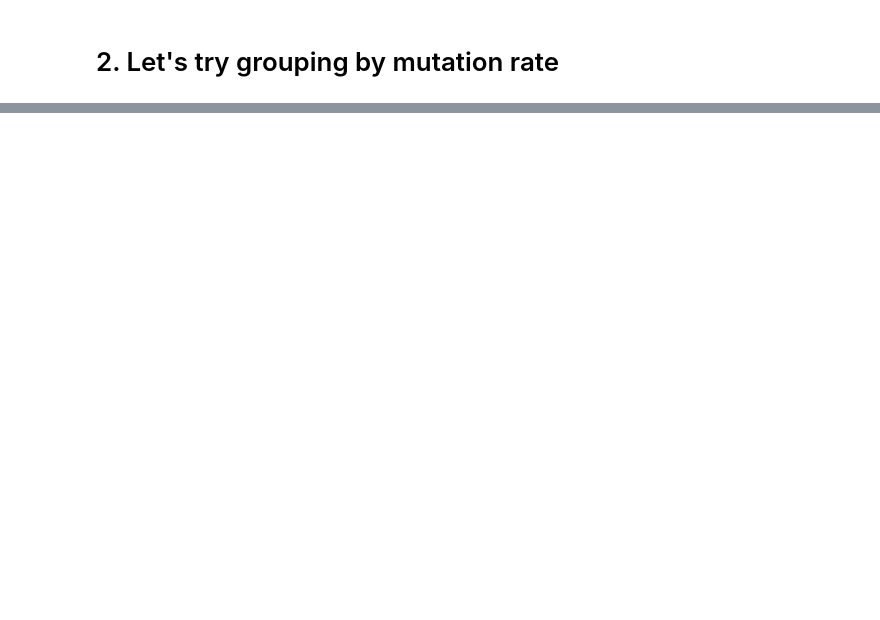
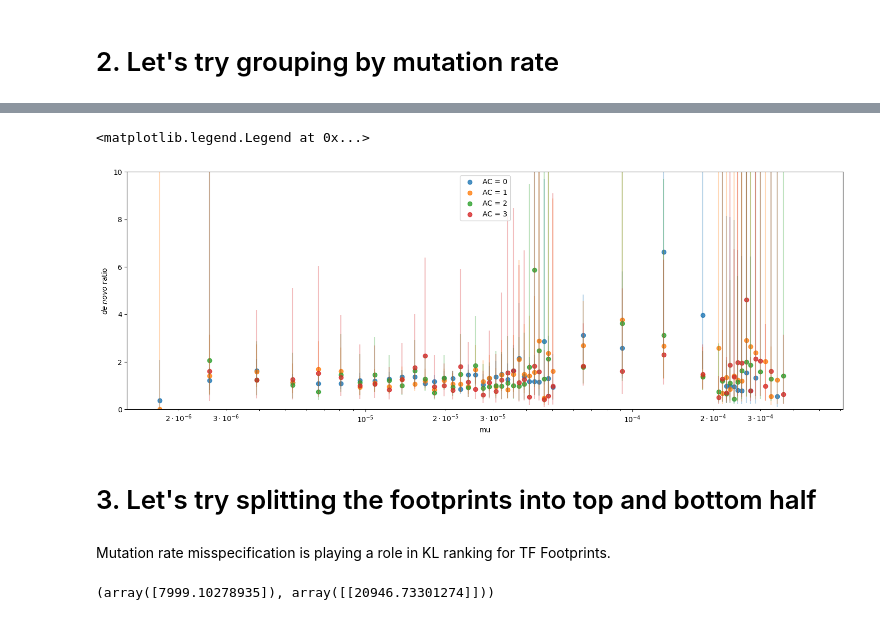
Before and after one commit to dajale423/raKLette, a Jupyter notebook: results/method_validation/footprints/notebooks/residual_variance.ipynb, the cells around one changed output, grey strips where cells are left out. Cells and saved outputs as stored; diff of their text form; code cells hidden in the pictures; blank space fills up the shorter version.

```diff
--- a/results/method_validation/footprints/notebooks/residual_variance.ipynb
+++ b/results/method_validation/footprints/notebooks/residual_variance.ipynb
@@ -98,0 +123,5 @@ sum["number_of_sites_no_SNV"] = ddf[~ddf["polymorphic"]].groupby("mu").size().co
+# %%
+filename = os.path.join(KL_data_dir, "results/method_validation/footprints/residual_variance_AC_0.tsv")
+filename1 = os.path.join(KL_data_dir, "results/method_validation/footprints/residual_variance_AC_1.tsv")
+filename2 = os.path.join(KL_data_dir, "results/method_validation/footprints/residual_variance_AC_2.tsv")
+filename3 = os.path.join(KL_data_dir, "results/method_validation/footprints/residual_variance_AC_3.tsv")
@@ -98,0 +157,25 @@ sum["number_of_sites_no_SNV"] = ddf[~ddf["polymorphic"]].groupby("mu").size().co
+# %%
+from matplotlib import cm
+c_sum = cm.get_cmap("tab10")(0)
+c_sum1 = cm.get_cmap("tab10")(1)
+c_sum2 = cm.get_cmap("tab10")(2)
+c_sum3 = cm.get_cmap("tab10")(3)
+# %%
+fig, ax = plt.subplots(figsize=(18, 6))
+plot_ratios(sum, ax, alpha=0.8, color=c_sum, label="AC = 0")
+plot_ratios(sum1, ax, alpha=0.8, color=c_sum1, label="AC = 1")
+plot_ratios(sum2, ax, alpha=0.8, color=c_sum2, label="AC = 2")
+plot_ratios(sum3, ax, alpha=0.8, color=c_sum3, label="AC = 3")
+
+ax.set_xscale("logit")
+ax.set_ylim([0,10])
+ax.set_ylabel(r"$\it{de {}_ novo}$ ratio")
+ax.set_xlabel("mu")
+ax.legend(loc="upper center")
+# %% [output]
+<matplotlib.legend.Legend at 0x...>
+[figure, added]
+# %% [markdown]
+# 3. Let's try splitting the footprints into top and bottom half
+# %% [markdown]
+Mutation rate misspecification is playing a role in KL ranking for TF Footprints.
@@ -98,0 +197,7 @@ sum["number_of_sites_no_SNV"] = ddf[~ddf["polymorphic"]].groupby("mu").size().co
+# %%
+mu_vals = sum["mu"] * per_generation_factor
+
+import scipy.optimize as optim
+optim.curve_fit(lambda A, mu_est : A*mu_est, mu_vals, sum.mu_est, 1e6)
+# %% [output]
+(array([7999.10278935]), array([[20946.73301274]]))
```
Also changed, not shown: parts of 34 cells of this notebook, 3 other files.
